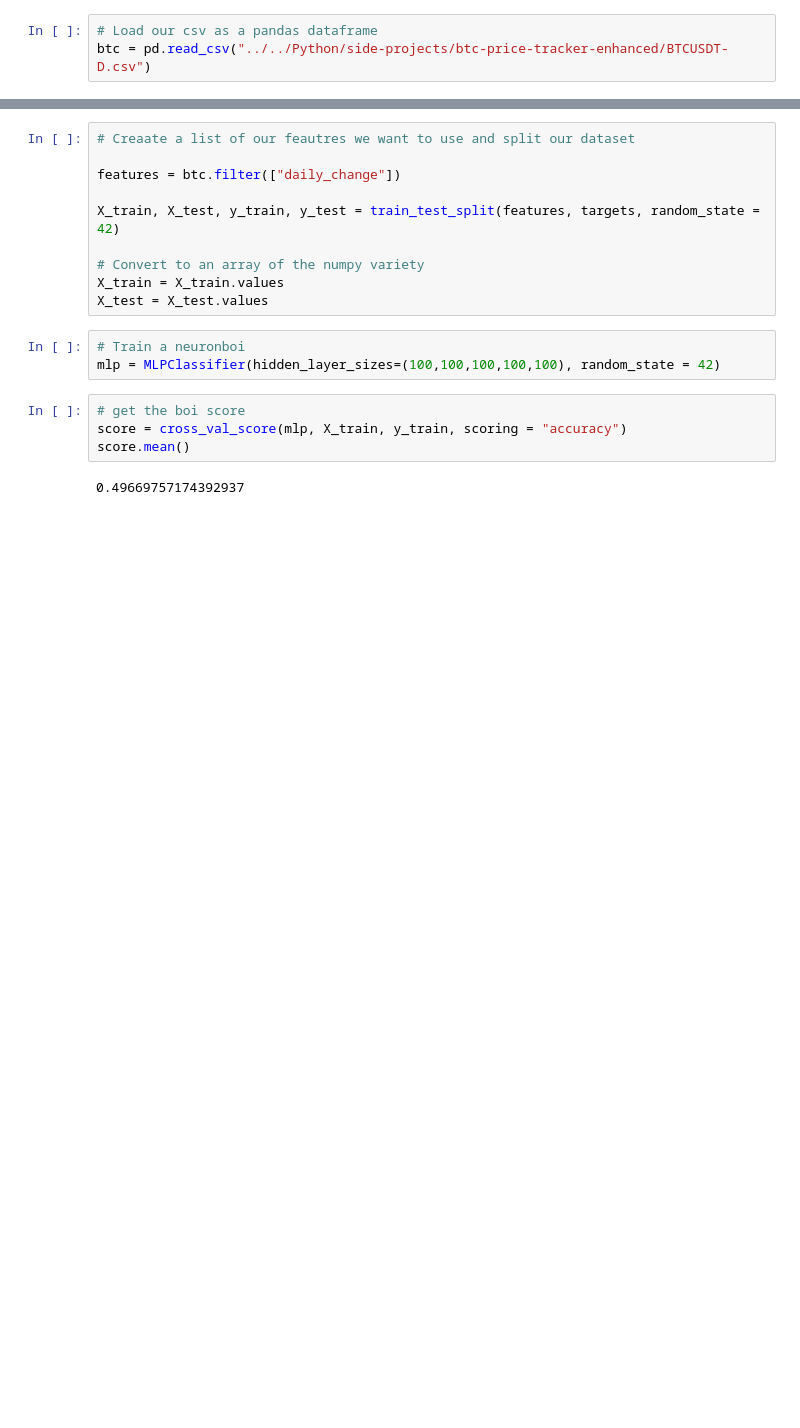
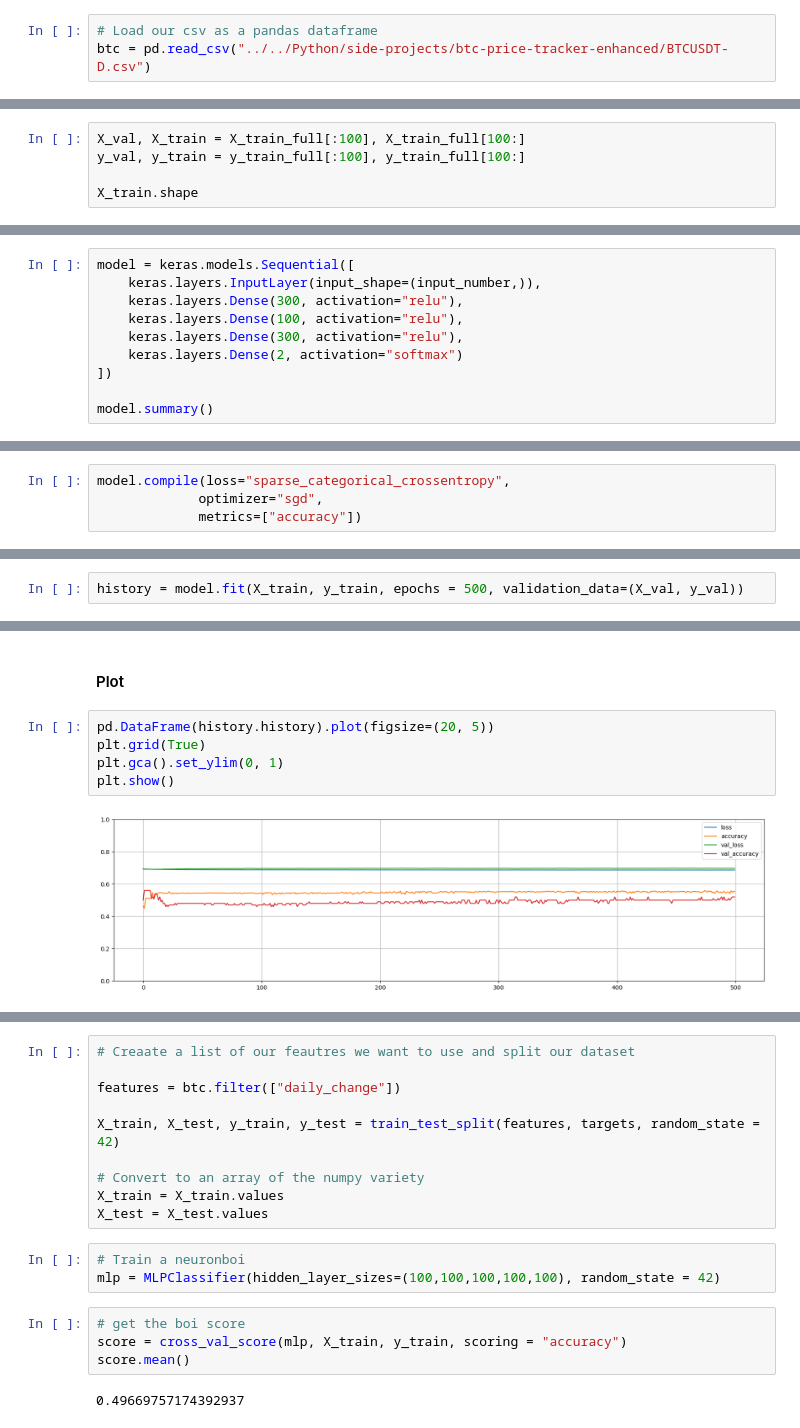
Before and after one commit to Mokoto-K/btc-regressor-predictor, a Jupyter notebook: btc-nn.ipynb, the cells around one changed output, grey strips where cells are left out. Cells and saved outputs as stored; diff of their text form; blank space fills up the shorter version.

```diff
--- a/btc-nn.ipynb
+++ b/btc-nn.ipynb
@@ -47,0 +218,5 @@ btc.head()
+# %%
+X_val, X_train = X_train_full[:100], X_train_full[100:]
+y_val, y_train = y_train_full[:100], y_train_full[100:]
+
+X_train.shape
@@ -47,0 +225,10 @@ btc.head()
+# %%
+model = keras.models.Sequential([
+    keras.layers.InputLayer(input_shape=(input_number,)),
+    keras.layers.Dense(300, activation="relu"),
+    keras.layers.Dense(100, activation="relu"),
+    keras.layers.Dense(300, activation="relu"),
+    keras.layers.Dense(2, activation="softmax")
+])
+
+model.summary()
@@ -47,0 +253,4 @@ btc.head()
+# %%
+model.compile(loss="sparse_categorical_crossentropy",
+             optimizer="sgd",
+             metrics=["accuracy"])
@@ -47,0 +259,2 @@ btc.head()
+# %%
+history = model.fit(X_train, y_train, epochs = 500, validation_data=(X_val, y_val))
@@ -47,0 +279,9 @@ btc.head()
+# %% [markdown]
+#### Plot
+# %%
+pd.DataFrame(history.history).plot(figsize=(20, 5))
+plt.grid(True)
+plt.gca().set_ylim(0, 1)
+plt.show()
+# %% [output]
+[figure, added]
```
Also changed, not shown: parts of 21 cells of this notebook.
